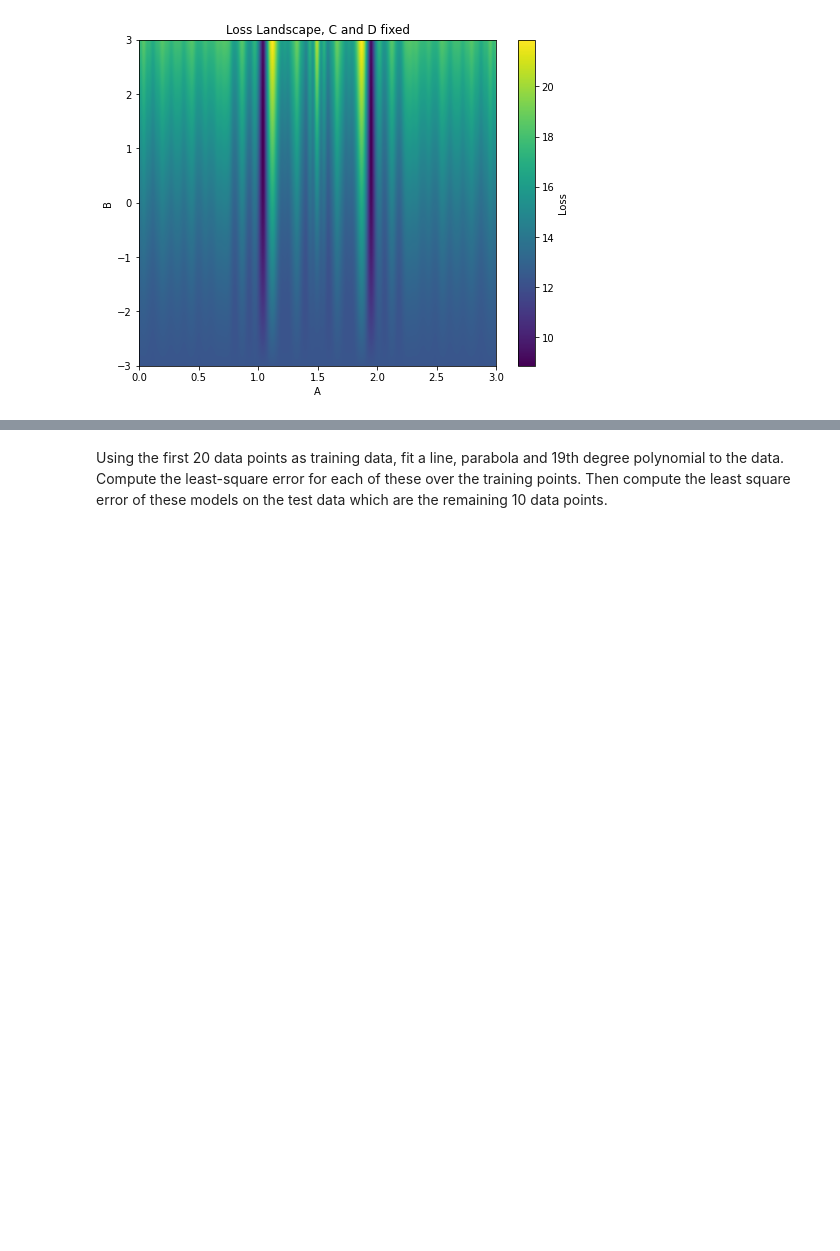
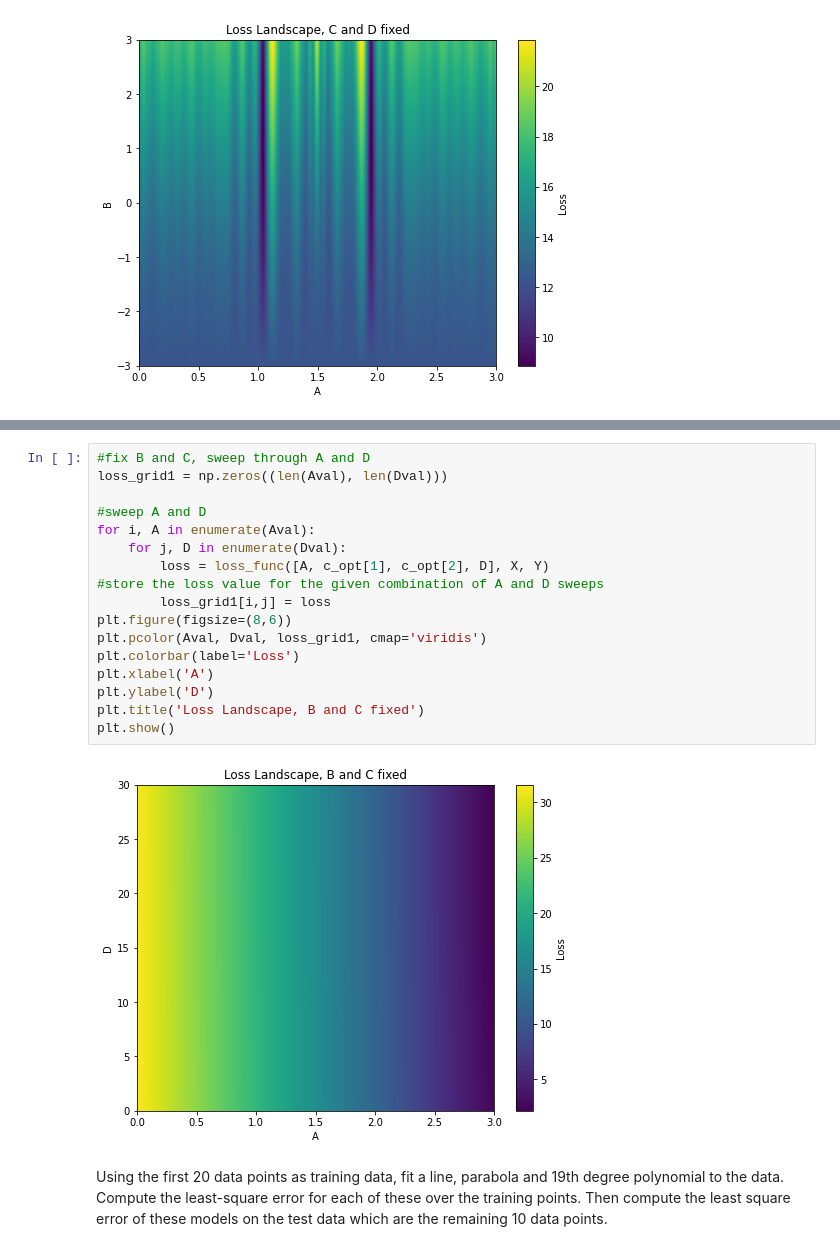
Before and after one commit to gitbheeds/EE399-Machine-Learning-and-Neural-Networks, a Jupyter notebook: HW1.ipynb, the cells around one changed output, grey strips where cells are left out. Cells and saved outputs as stored; diff of their text form; blank space fills up the shorter version.

```diff
--- a/HW1.ipynb
+++ b/HW1.ipynb
@@ -132,3 +153,22 @@ plt.show()
+# %%
+#fix B and C, sweep through A and D
+loss_grid1 = np.zeros((len(Aval), len(Dval)))
+
+#sweep A and D
+for i, A in enumerate(Aval):
+    for j, D in enumerate(Dval):
+        loss = loss_func([A, c_opt[1], c_opt[2], D], X, Y)
+#store the loss value for the given combination of A and D sweeps
+        loss_grid1[i,j] = loss
+plt.figure(figsize=(8,6))
+plt.pcolor(Aval, Dval, loss_grid1, cmap='viridis')
+plt.colorbar(label='Loss')
+plt.xlabel('A')
+plt.ylabel('D')
+plt.title('Loss Landscape, B and C fixed')
+plt.show()
+# %% [output]
+[figure, added]
 # %% [markdown]
 Using the first 20 data points as training data, fit a line, parabola and 19th degree
 polynomial to the data. Compute the least-square error for each of these over the training
```
Also changed, not shown: parts of 7 cells of this notebook.
